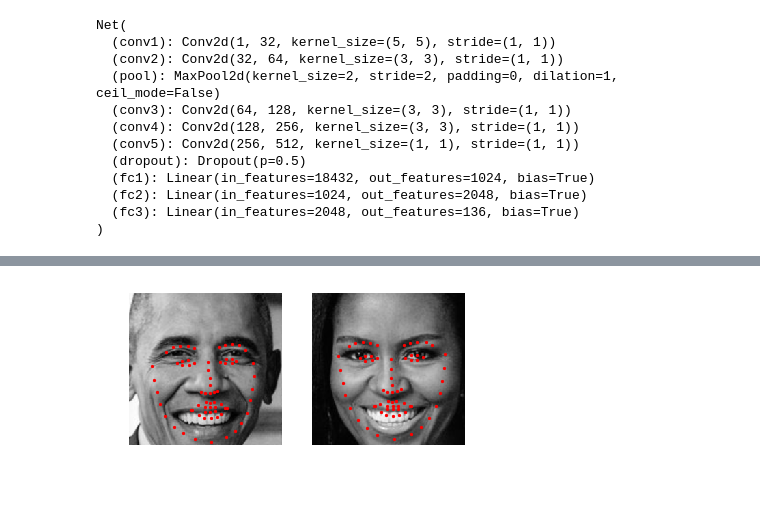
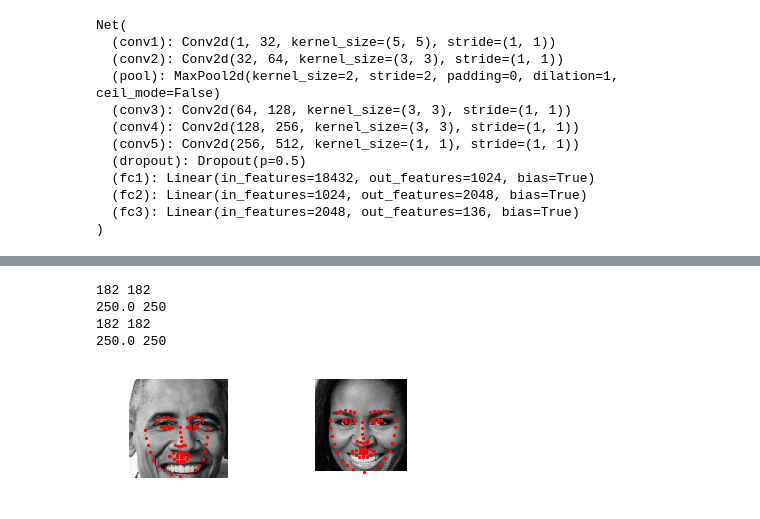
Before and after one commit to FififiJamie/P1_Facial_Keypoints, a Jupyter notebook: 3. Facial Keypoint Detection, Complete Pipeline.ipynb, the cells around one changed output, grey strips where cells are left out. Cells and saved outputs as stored; diff of their text form; code cells hidden in the pictures.

```diff
--- a/3. Facial Keypoint Detection, Complete Pipeline.ipynb
+++ b/3. Facial Keypoint Detection, Complete Pipeline.ipynb
@@ -52,7 +52,7 @@ face_cascade = cv2.CascadeClassifier('detector_architectures/haarcascade_frontal
 # run the detector
 # the output here is an array of detections; the corners of each detection box
 # if necessary, modify these parameters until you successfully identify every face in a given image
-faces = face_cascade.detectMultiScale(image, 1.2, 1)
+faces = face_cascade.detectMultiScale(image, 1.5 , 1)
 
 # make a copy of the original image to plot detections on
 image_with_detections = image.copy()
@@ -85,7 +85,7 @@ net = Net()
 
 ## TODO: load the best saved model parameters (by your path name)
 ## You'll need to un-comment the line below and add the correct name for *your* saved model
-net.load_state_dict(torch.load('saved_models/keypoints_model_3.pt'))
+net.load_state_dict(torch.load('saved_models/keypoints_model_5.pt'))
 net.to(device)
 
 ## print out your net and prepare it for testing (uncomment the line below)
@@ -147,10 +147,20 @@ for idx, (x,y,w,h) in enumerate(faces):
     ## TODO: Normalize the grayscale image so that its color range falls in [0,1] instead of [0,255]
     normalized = gray / 255.0
 
+    print(w, h)
+    ## TODO: Rescale the detected face to be the expected square size for your CNN (224x224, suggested)
+    if h > w:
+        new_h, new_w = 250 * h / w, 250
+    else:
+        new_h, new_w = 250, 250 * w / h
 
-    ## TODO: Rescale the detected face to be the expected square size for your CNN (224x224, suggested)
-    scaled = cv2.resize(normalized, (224, 224))
+    print(new_w, new_h)
 
+    new_h, new_w = int(new_h), int(new_w)
+    scaled = cv2.resize(normalized, (new_w, new_h))
+    ## crop
+    scaled = scaled[0: 224,
+                      0: 224]
 
     ## TODO: Reshape the numpy image shape (H x W x C) into a torch image shape (C x H x W)
     if(len(scaled.shape) == 2):
@@ -161,32 +171,36 @@ for idx, (x,y,w,h) in enumerate(faces):
 
 
     # Reshape to N x C x H x W
     nchw = chw.reshape(1, chw.shape[0], chw.shape[1], chw.shape[1])
 
     tensor = torch.from_numpy(nchw)
     tensor = tensor.type(torch.FloatTensor)
 
     ## TODO: Make facial keypoint predictions using your loaded, trained network
     ## perform a forward pass to get the predicted facial keypoints
     keypoints = net(tensor.to(device)).cpu()
 
     keypoints = keypoints.view(68, -1)
 
     # de-normalized
     pts = keypoints.data.numpy() * 50.0 + 100
 
 
     cpu_img = tensor[0].data.numpy()
     cpu_img = np.transpose(cpu_img, (1, 2, 0))
 
 
     ## TODO: Display each detected face and the corresponding keypoints
 #     ax = fig.add_subplot(2, 5, idx+1, xticks=[], yticks=[])
 #     ax.imshow(np.squeeze(cpu_img), cmap = 'gray')
 
 #     ax.scatter(pts[:, 0], pts[:, 1], s=20, marker='.', c='m')
-    ax = plt.subplot(1, 2, idx+1)
+    ax = plt.subplot(2, 2, idx+1)
     show_all_keypoints(np.squeeze(cpu_img), pts)
     plt.axis('off')
 # %% [output]
+182 182
+250.0 250
+182 182
+250.0 250
-[figure, old version]
+[figure, new version]
```
Also changed, not shown: parts of 1 cell of this notebook, 5 other files.
